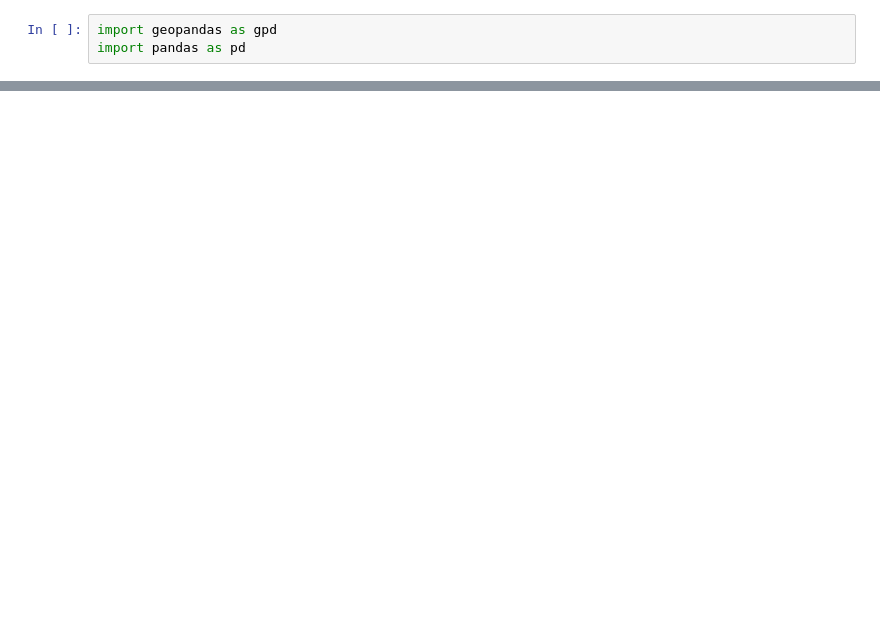
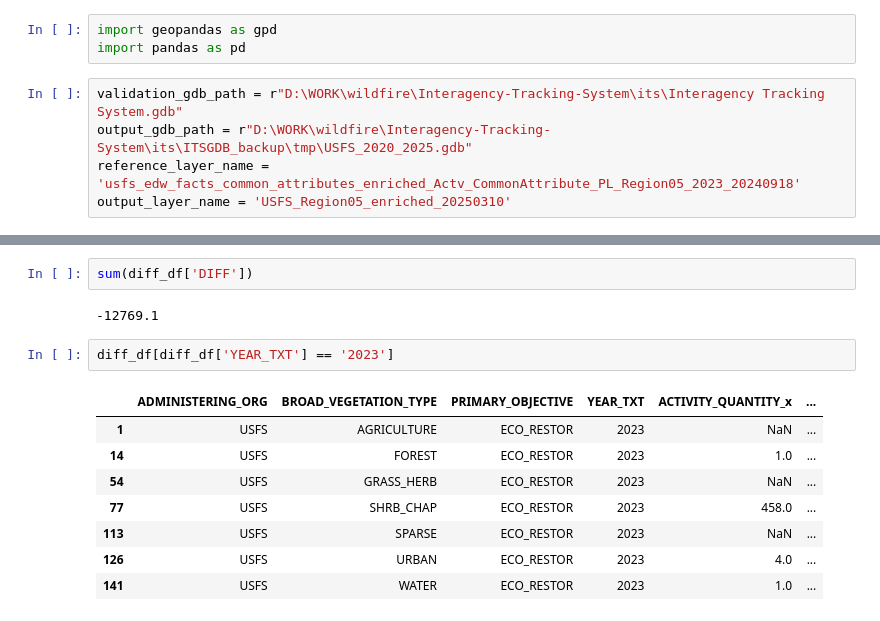
Before and after one commit to klinucsd/interagency-tracking-system, a Jupyter notebook: notebooks/Validate.ipynb, the cells around one changed output, grey strips where cells are left out. Drawn from its saved outputs; the diff is of its cells as text; blank space fills up the shorter version.

```diff
--- a/notebooks/Validate.ipynb
+++ b/notebooks/Validate.ipynb
@@ -1,3 +1,8 @@
 # %%
 import geopandas as gpd
 import pandas as pd
+# %%
+validation_gdb_path = r"D:\WORK\wildfire\Interagency-Tracking-System\its\Interagency Tracking System.gdb"
+output_gdb_path = r"D:\WORK\wildfire\Interagency-Tracking-System\its\ITSGDB_backup\tmp\USFS_2020_2025.gdb"
+reference_layer_name = 'usfs_edw_facts_common_attributes_enriched_Actv_CommonAttribute_PL_Region05_2023_20240918'
+output_layer_name = 'USFS_Region05_enriched_20250310'
@@ -42 +126,16 @@ Index(['globalid', 'projectid', 'trmtid_user', 'projectid_user',
+# %%
+sum(diff_df['DIFF'])
+# %% [output]
+-12769.1
+# %%
+diff_df[diff_df['YEAR_TXT'] == '2023']
+# %% [output]
+|  | ADMINISTERING_ORG | BROAD_VEGETATION_TYPE | PRIMARY_OBJECTIVE | YEAR_TXT | ACTIVITY_QUANTITY_x | ... |
+| 1 | USFS | AGRICULTURE | ECO_RESTOR | 2023 | NaN | ... |
+| 14 | USFS | FOREST | ECO_RESTOR | 2023 | 1.0 | ... |
+| 54 | USFS | GRASS_HERB | ECO_RESTOR | 2023 | NaN | ... |
+| 77 | USFS | SHRB_CHAP | ECO_RESTOR | 2023 | 458.0 | ... |
+| 113 | USFS | SPARSE | ECO_RESTOR | 2023 | NaN | ... |
+| 126 | USFS | URBAN | ECO_RESTOR | 2023 | 4.0 | ... |
+| 141 | USFS | WATER | ECO_RESTOR | 2023 | 1.0 | ... |
 # %%
```
Also changed, not shown: parts of 29 cells of this notebook, 7 other files.
